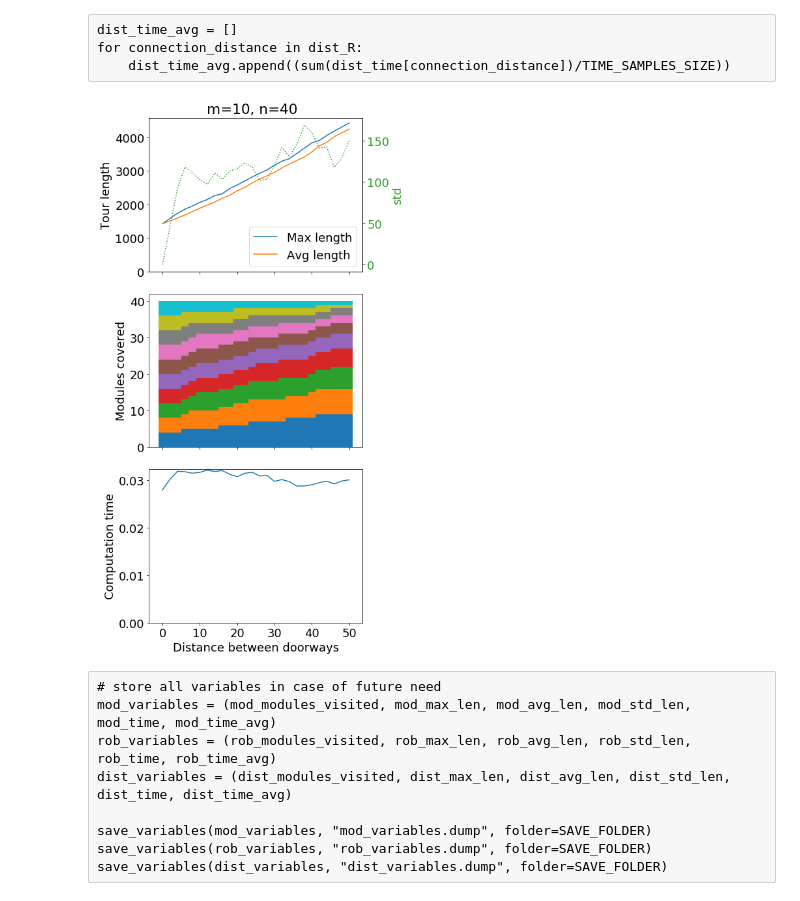
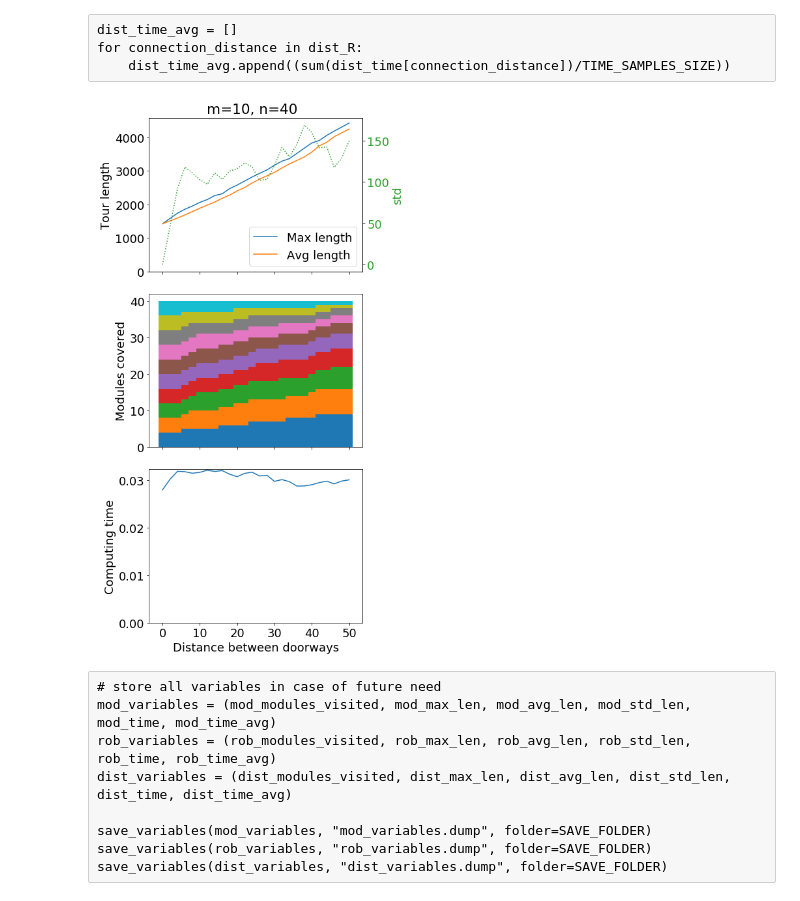
Before and after one commit to mirkosalaris/CoverageModularEnvironments, a Jupyter notebook: Notebooks/Hotel_example.ipynb, the cells around one changed output. Cells and saved outputs as stored; diff of their text form; code cells hidden in the pictures.

```diff
--- a/Notebooks/Hotel_example.ipynb
+++ b/Notebooks/Hotel_example.ipynb
@@ -269,35 +269,35 @@ ax1b = ax1.twinx()
 color = 'tab:green'
 ax1b.set_ylabel('std', color=color)
 ax1b.plot(dist_R, dist_std_len, ':', color=color)
 ax1b.tick_params(axis='y', labelcolor=color)
 #### End makespan plot ####
 
 
 #### Modules covered plot ####
 ax2.set_ylabel('Modules covered')
 
 top = np.zeros(len(dist_modules_visited))
 
 modules_covered_list = list(zip_longest(*dist_modules_visited, fillvalue=0))
 
 for n in modules_covered_list:
     ax2.bar(dist_R, n, bottom=top, width=dist_step)
     top += n
 #### End modules covered plot ####
 
 
 #### Runtime plot ####
-ax3.set_ylabel('Computation time')
+ax3.set_ylabel('Computing time')
 ax3.set_xlabel('Distance between doorways')
 ax3.plot(dist_R, dist_time_avg)
 ax3.set_ylim(bottom=0)
 #### End runtime plot ####
 
 fig.tight_layout()
 
 fig.savefig(SAVE_FOLDER+"varying_dist_together.pdf", dpi=200, bbox_inches='tight', pad_inches=0.1)
 # %% [output]
-[figure, old version]
+[figure, new version]
 # %% [raw]
 # store all variables in case of future need
 mod_variables = (mod_modules_visited, mod_max_len, mod_avg_len, mod_std_len, mod_time, mod_time_avg)
```
Also changed, not shown: parts of 2 cells of this notebook, 3 other files.
